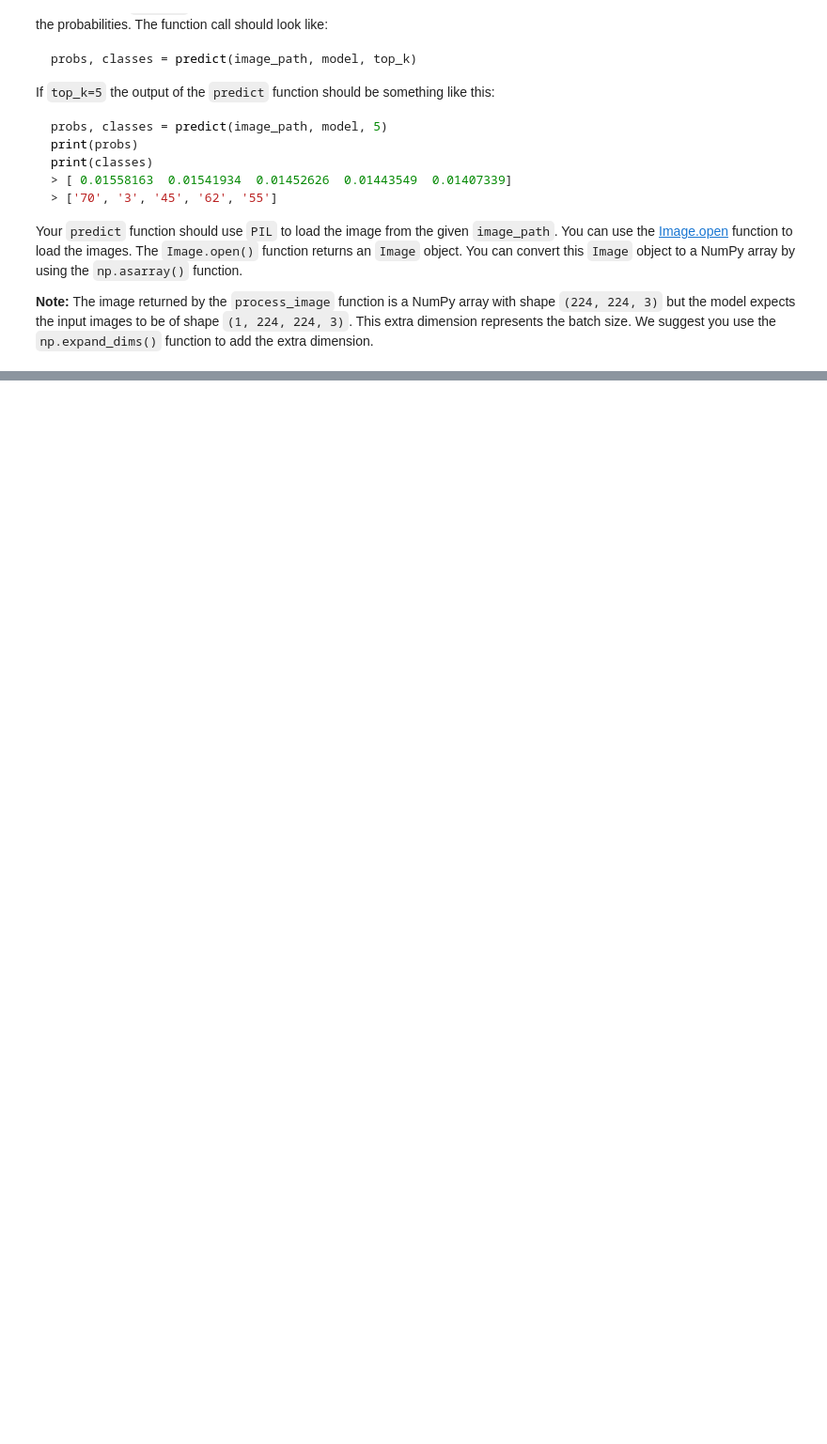
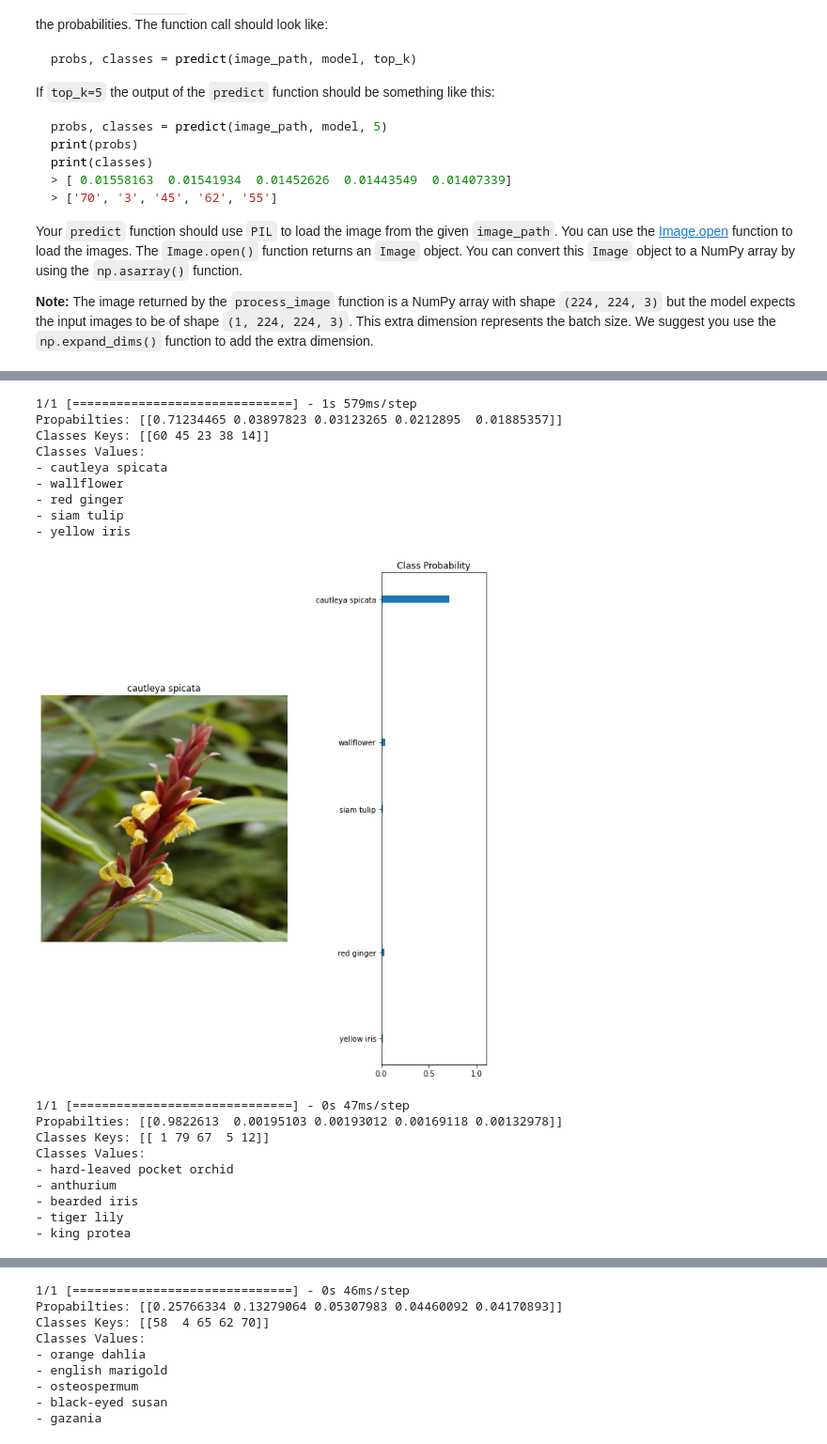
Before and after one commit to sinthaswe/intro-to-ml-tensorflow, a Jupyter notebook: projects/p2_image_classifier/Project_Image_Classifier_Project.ipynb, the cells around one changed output, grey strips where cells are left out. Shown at 94% size. Saved outputs shown, nothing was run; the diff lists cells and outputs as text; code cells hidden in the pictures; blank space fills up the shorter version.

```diff
--- a/projects/p2_image_classifier/Project_Image_Classifier_Project.ipynb
+++ b/projects/p2_image_classifier/Project_Image_Classifier_Project.ipynb
@@ -355,3 +362,21 @@ Your `predict` function should use `PIL` to load the image from the given `image
+# %%
+# TODO: Create the predict function
+
+def predict(image_path, model, top_k):
+    if top_k < 1:
+        top_k = 1
+    image = Image.open(image_path)
+    image = np.asarray(image)
+    image = process_image(image)
+    expanded_image = np.expand_dims(image, axis=0)
+    probes = reloaded_model.predict(expanded_image)
+    top_k_values, top_k_indices = tf.nn.top_k(probes, k=top_k)
+
+    top_k_values = top_k_values.numpy()
+    top_k_indices = top_k_indices.numpy()
+
+
+    return top_k_values, top_k_indices, image
 # %% [markdown]
 # Sanity Check
 
@@ -371,0 +395,50 @@ You can convert from the class integer labels to actual flower names using `clas
+# %%
+# TODO: Plot the input image along with the top 5 classes
+
+
+images = ['cautleya_spicata.jpg', 'hard-leaved_pocket_orchid.jpg', 'orange_dahlia.jpg', 'wild_pansy.jpg']
+
+for img in images:
+    url = './test_images/{}'.format(img)
+    top_k_values, top_k_indices, image = predict(url, reloaded_model, 5)
+    print('Propabilties:', top_k_values)
+    print('Classes Keys:', top_k_indices)
+
+    flower_classes = []
+    print("Classes Values:")
+    for idx in top_k_indices[0]:
+        print("-",class_names[str(idx+1)])
+        flower_classes.append(class_names[str(idx+1)])
+
+    fig, (ax1, ax2) = plt.subplots(figsize=(10,10), ncols=2)
+    ax1.imshow(image)
+    ax1.axis('off')
+    ax1.set_title(flower_classes[0])
+    ax2.barh(top_k_indices[0], top_k_values[0])
+    ax2.set_aspect(0.1)
+    ax2.set_yticks(top_k_indices[0])
+    ax2.set_yticklabels(flower_classes);
+    ax2.set_title('Class Probability')
+    ax2.set_xlim(0, 1.1)
+    plt.tight_layout()
+    plt.show()
+# %% [output]
+1/1 [==============================] - 1s 579ms/step
+Propabilties: [[0.71234465 0.03897823 0.03123265 0.0212895  0.01885357]]
+Classes Keys: [[60 45 23 38 14]]
+Classes Values:
+- cautleya spicata
+- wallflower
+- red ginger
+- siam tulip
+- yellow iris
+[figure, added]
+1/1 [==============================] - 0s 47ms/step
+Propabilties: [[0.9822613  0.00195103 0.00193012 0.00169118 0.00132978]]
+Classes Keys: [[ 1 79 67  5 12]]
+Classes Values:
+- hard-leaved pocket orchid
+- anthurium
+- bearded iris
+- tiger lily
+- king protea
@@ -371,0 +446,9 @@ You can convert from the class integer labels to actual flower names using `clas
+1/1 [==============================] - 0s 46ms/step
+Propabilties: [[0.25766334 0.13279064 0.05307983 0.04460092 0.04170893]]
+Classes Keys: [[58  4 65 62 70]]
+Classes Values:
+- orange dahlia
+- english marigold
+- osteospermum
+- black-eyed susan
+- gazania
```
Also changed, not shown: parts of 7 cells of this notebook, 1 other file.
